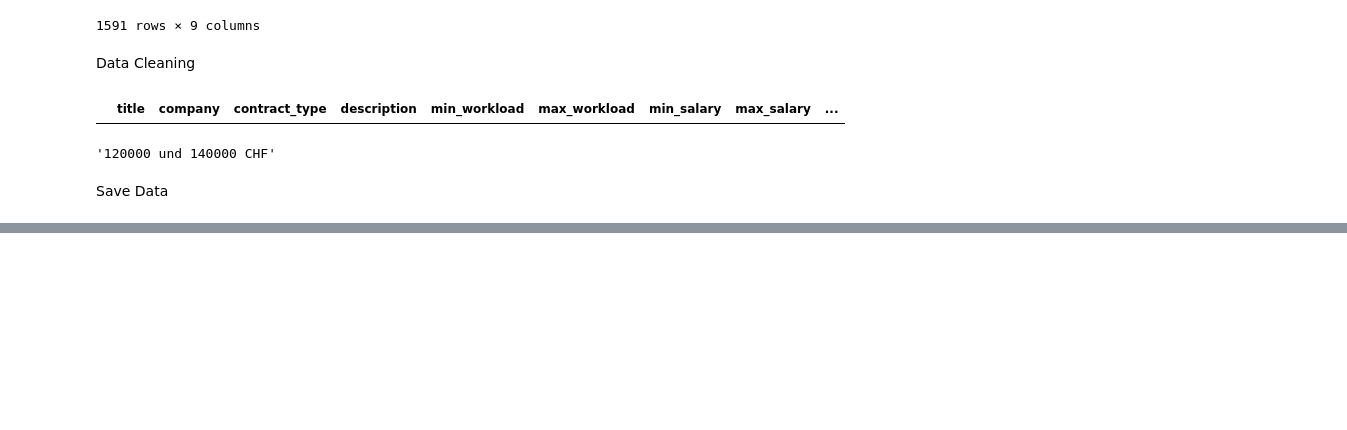
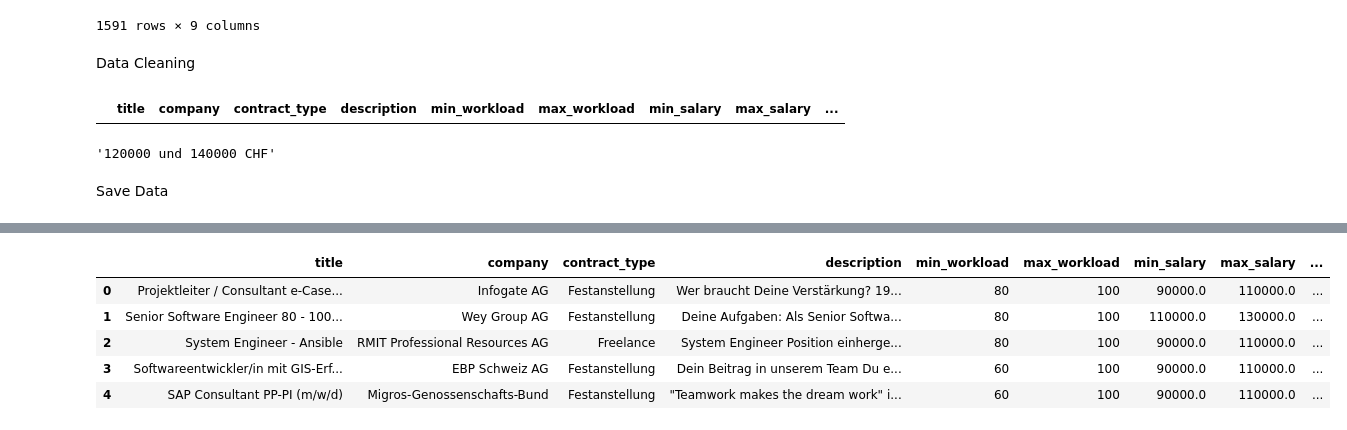
Before and after one commit to ElijahLeeMorgan/JobMarket, a Jupyter notebook: modelling/llm_regression/llm_regression_all.ipynb, the cells around one changed output, grey strips where cells are left out. Saved outputs shown, nothing was run; the diff lists cells and outputs as text; code cells hidden in the pictures; blank space fills up the shorter version.

Commit message:
clean data

```diff
--- a/modelling/llm_regression/llm_regression_all.ipynb
+++ b/modelling/llm_regression/llm_regression_all.ipynb
@@ -351,2 +347,11 @@ data_check[data_check.isna().any(axis=1)]
+# %%
+data_check.head()
+# %% [output]
+|  | title | company | contract_type | description | min_workload | max_workload | min_salary | max_salary | ... |
+| 0 | Projektleiter / Consultant e-Case... | Infogate AG | Festanstellung | Wer braucht Deine Verstärkung? 19... | 80 | 100 | 90000.0 | 110000.0 | ... |
+| 1 | Senior Software Engineer 80 - 100... | Wey Group AG | Festanstellung | Deine Aufgaben: Als Senior Softwa... | 80 | 100 | 110000.0 | 130000.0 | ... |
+| 2 | System Engineer - Ansible | RMIT Professional Resources AG | Freelance | System Engineer Position einherge... | 80 | 100 | 90000.0 | 110000.0 | ... |
+| 3 | Softwareentwickler/in mit GIS-Erf... | EBP Schweiz AG | Festanstellung | Dein Beitrag in unserem Team Du e... | 60 | 100 | 90000.0 | 110000.0 | ... |
+| 4 | SAP Consultant PP-PI (m/w/d) | Migros-Genossenschafts-Bund | Festanstellung | "Teamwork makes the dream work" i... | 60 | 100 | 90000.0 | 110000.0 | ... |
 # %%
 data_check.to_csv('../../data_acquisition/prepared_data/regression_all_clean.csv', index=False)
```
Also changed, not shown: parts of 1 cell of this notebook, 1 other file.
